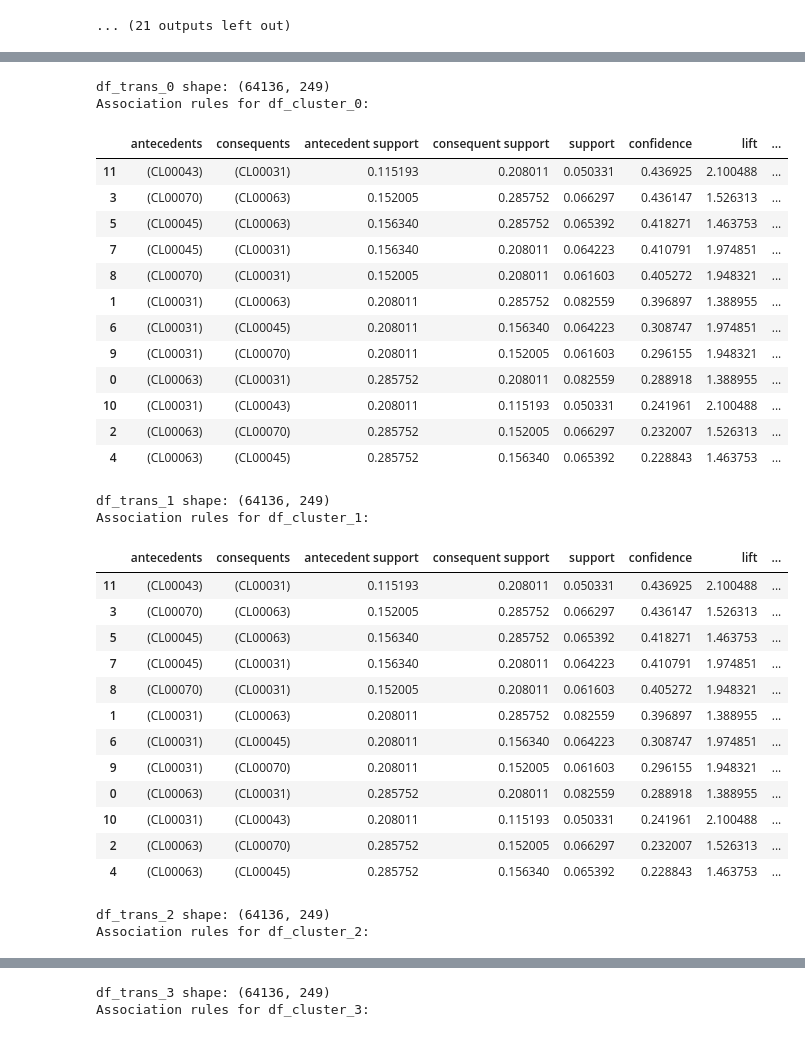
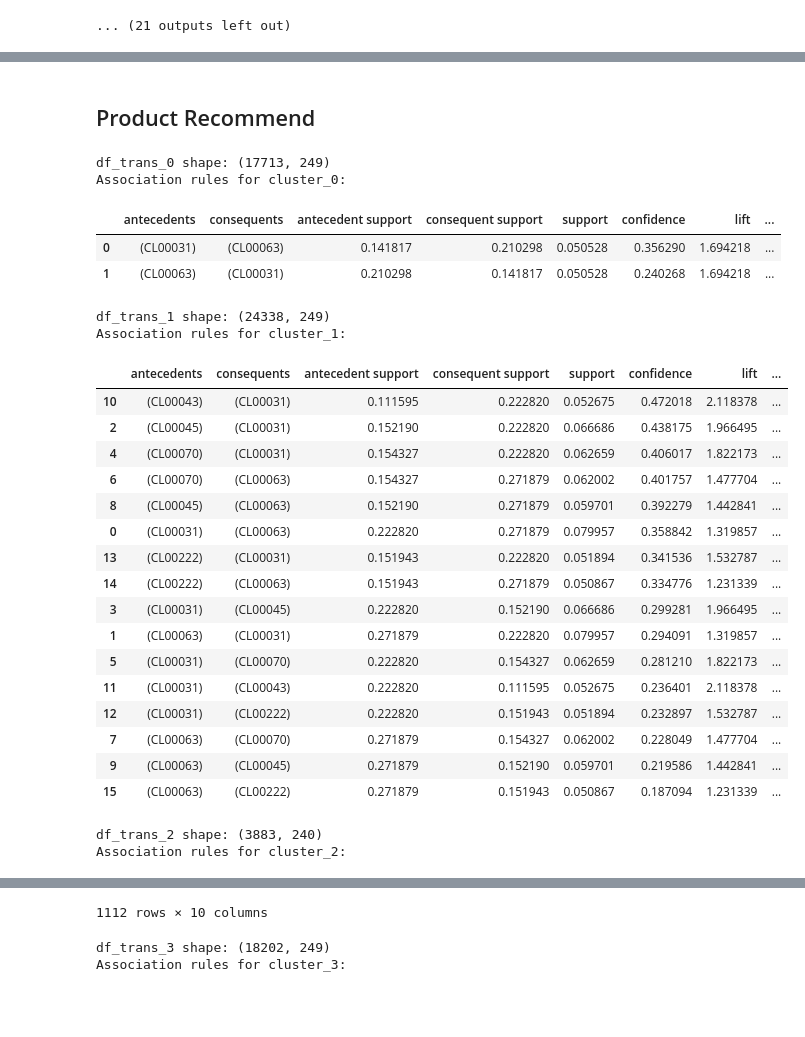
Before and after one commit to terjirapat/MADT8101-Customer-Analytics, a Jupyter notebook: Customer Segmentation/main.ipynb, the cells around one changed output, grey strips where cells are left out. Saved outputs shown, nothing was run; the diff lists cells and outputs as text; code cells hidden in the pictures; blank space fills up the shorter version.

```diff
--- a/Customer Segmentation/main.ipynb
+++ b/Customer Segmentation/main.ipynb
@@ -469,0 +472,2 @@ weighted avg       0.98      0.98      0.98       484
+# %% [markdown]
+## Product Recommend
@@ -470,62 +530,56 @@ weighted avg       0.98      0.98      0.98       484
 # %%
-df_seg = df.merge(df_clus[['CUST_CODE', 'Cluster']], on='CUST_CODE', how='left')
-
 df_list = [df_seg[df_seg['Cluster'] == '0'],
            df_seg[df_seg['Cluster'] == '1'],
            df_seg[df_seg['Cluster'] == '2'],
            df_seg[df_seg['Cluster'] == '3']]
 
 for i, df in enumerate(df_list):
-    df_prep = df_seg.sort_values(by='SHOP_DATE')
+    df_prep = df.sort_values(by='SHOP_DATE')
     df_prep = df_prep[['BASKET_ID', 'PROD_CODE_10']].drop_duplicates()
     df_group = df_prep.groupby(['BASKET_ID'])['PROD_CODE_10'].apply('|'.join).reset_index()
 
     df_trans = df_group['PROD_CODE_10'].str.get_dummies('|').astype(pd.SparseDtype('bool'))
     print(f"df_trans_{i} shape:", df_trans.shape)
 
     frequent_itemsets = apriori(df_trans, min_support=0.05, use_colnames=True)
     frequent_itemsets.sort_values('support', ascending=False, inplace=True)
 
     asso_rule = association_rules(frequent_itemsets, metric='lift', min_threshold=1)
     asso_rule.sort_values('confidence', ascending=False, inplace=True)
 
-    print(f"Association rules for df_cluster_{i}:")
+    print(f"Association rules for cluster_{i}:")
     display(asso_rule)
+
+    # plot_net(asso_rule, i)
 
     # filename = f"asso_rule_df_cluster_{i}.csv"
     # asso_rule.to_csv(filename, index=False)
     # print(f"Association rules for df_cluster_{i} saved to {os.getcwd()}/{filename}")
 # %% [output]
-df_trans_0 shape: (64136, 249)
-Association rules for df_cluster_0:
+df_trans_0 shape: (17713, 249)
+Association rules for cluster_0:
 |  | antecedents | consequents | antecedent support | consequent support | support | confidence | lift | ... |
-| 11 | (CL00043) | (CL00031) | 0.115193 | 0.208011 | 0.050331 | 0.436925 | 2.100488 | ... |
-| 3 | (CL00070) | (CL00063) | 0.152005 | 0.285752 | 0.066297 | 0.436147 | 1.526313 | ... |
-| 5 | (CL00045) | (CL00063) | 0.156340 | 0.285752 | 0.065392 | 0.418271 | 1.463753 | ... |
-| 7 | (CL00045) | (CL00031) | 0.156340 | 0.208011 | 0.064223 | 0.410791 | 1.974851 | ... |
-| 8 | (CL00070) | (CL00031) | 0.152005 | 0.208011 | 0.061603 | 0.405272 | 1.948321 | ... |
-| 1 | (CL00031) | (CL00063) | 0.208011 | 0.285752 | 0.082559 | 0.396897 | 1.388955 | ... |
-| 6 | (CL00031) | (CL00045) | 0.208011 | 0.156340 | 0.064223 | 0.308747 | 1.974851 | ... |
-| 9 | (CL00031) | (CL00070) | 0.208011 | 0.152005 | 0.061603 | 0.296155 | 1.948321 | ... |
-| 0 | (CL00063) | (CL00031) | 0.285752 | 0.208011 | 0.082559 | 0.288918 | 1.388955 | ... |
-| 10 | (CL00031) | (CL00043) | 0.208011 | 0.115193 | 0.050331 | 0.241961 | 2.100488 | ... |
-| 2 | (CL00063) | (CL00070) | 0.285752 | 0.152005 | 0.066297 | 0.232007 | 1.526313 | ... |
-| 4 | (CL00063) | (CL00045) | 0.285752 | 0.156340 | 0.065392 | 0.228843 | 1.463753 | ... |
+| 0 | (CL00031) | (CL00063) | 0.141817 | 0.210298 | 0.050528 | 0.356290 | 1.694218 | ... |
+| 1 | (CL00063) | (CL00031) | 0.210298 | 0.141817 | 0.050528 | 0.240268 | 1.694218 | ... |
-df_trans_1 shape: (64136, 249)
-Association rules for df_cluster_1:
+df_trans_1 shape: (24338, 249)
+Association rules for cluster_1:
 |  | antecedents | consequents | antecedent support | consequent support | support | confidence | lift | ... |
-| 11 | (CL00043) | (CL00031) | 0.115193 | 0.208011 | 0.050331 | 0.436925 | 2.100488 | ... |
-| 3 | (CL00070) | (CL00063) | 0.152005 | 0.285752 | 0.066297 | 0.436147 | 1.526313 | ... |
-| 5 | (CL00045) | (CL00063) | 0.156340 | 0.285752 | 0.065392 | 0.418271 | 1.463753 | ... |
-| 7 | (CL00045) | (CL00031) | 0.156340 | 0.208011 | 0.064223 | 0.410791 | 1.974851 | ... |
-| 8 | (CL00070) | (CL00031) | 0.152005 | 0.208011 | 0.061603 | 0.405272 | 1.948321 | ... |
-| 1 | (CL00031) | (CL00063) | 0.208011 | 0.285752 | 0.082559 | 0.396897 | 1.388955 | ... |
-| 6 | (CL00031) | (CL00045) | 0.208011 | 0.156340 | 0.064223 | 0.308747 | 1.974851 | ... |
-| 9 | (CL00031) | (CL00070) | 0.208011 | 0.152005 | 0.061603 | 0.296155 | 1.948321 | ... |
-| 0 | (CL00063) | (CL00031) | 0.285752 | 0.208011 | 0.082559 | 0.288918 | 1.388955 | ... |
-| 10 | (CL00031) | (CL00043) | 0.208011 | 0.115193 | 0.050331 | 0.241961 | 2.100488 | ... |
-| 2 | (CL00063) | (CL00070) | 0.285752 | 0.152005 | 0.066297 | 0.232007 | 1.526313 | ... |
-| 4 | (CL00063) | (CL00045) | 0.285752 | 0.156340 | 0.065392 | 0.228843 | 1.463753 | ... |
+| 10 | (CL00043) | (CL00031) | 0.111595 | 0.222820 | 0.052675 | 0.472018 | 2.118378 | ... |
+| 2 | (CL00045) | (CL00031) | 0.152190 | 0.222820 | 0.066686 | 0.438175 | 1.966495 | ... |
+| 4 | (CL00070) | (CL00031) | 0.154327 | 0.222820 | 0.062659 | 0.406017 | 1.822173 | ... |
+| 6 | (CL00070) | (CL00063) | 0.154327 | 0.271879 | 0.062002 | 0.401757 | 1.477704 | ... |
+| 8 | (CL00045) | (CL00063) | 0.152190 | 0.271879 | 0.059701 | 0.392279 | 1.442841 | ... |
+| 0 | (CL00031) | (CL00063) | 0.222820 | 0.271879 | 0.079957 | 0.358842 | 1.319857 | ... |
+| 13 | (CL00222) | (CL00031) | 0.151943 | 0.222820 | 0.051894 | 0.341536 | 1.532787 | ... |
+| 14 | (CL00222) | (CL00063) | 0.151943 | 0.271879 | 0.050867 | 0.334776 | 1.231339 | ... |
+| 3 | (CL00031) | (CL00045) | 0.222820 | 0.152190 | 0.066686 | 0.299281 | 1.966495 | ... |
+| 1 | (CL00063) | (CL00031) | 0.271879 | 0.222820 | 0.079957 | 0.294091 | 1.319857 | ... |
+| 5 | (CL00031) | (CL00070) | 0.222820 | 0.154327 | 0.062659 | 0.281210 | 1.822173 | ... |
+| 11 | (CL00031) | (CL00043) | 0.222820 | 0.111595 | 0.052675 | 0.236401 | 2.118378 | ... |
+| 12 | (CL00031) | (CL00222) | 0.222820 | 0.151943 | 0.051894 | 0.232897 | 1.532787 | ... |
+| 7 | (CL00063) | (CL00070) | 0.271879 | 0.154327 | 0.062002 | 0.228049 | 1.477704 | ... |
+| 9 | (CL00063) | (CL00045) | 0.271879 | 0.152190 | 0.059701 | 0.219586 | 1.442841 | ... |
+| 15 | (CL00063) | (CL00222) | 0.271879 | 0.151943 | 0.050867 | 0.187094 | 1.231339 | ... |
-df_trans_2 shape: (64136, 249)
-Association rules for df_cluster_2:
+df_trans_2 shape: (3883, 240)
+Association rules for cluster_2:
 |  | antecedents | consequents | antecedent support | consequent support | support | confidence | lift | ... |
@@ -544,3 +597,4 @@ Association rules for df_cluster_2:
-df_trans_3 shape: (64136, 249)
-Association rules for df_cluster_3:
+1112 rows × 10 columns
+df_trans_3 shape: (18202, 249)
+Association rules for cluster_3:
 |  | antecedents | consequents | antecedent support | consequent support | support | confidence | lift | ... |
```
Also changed, not shown: parts of 5 cells of this notebook.
